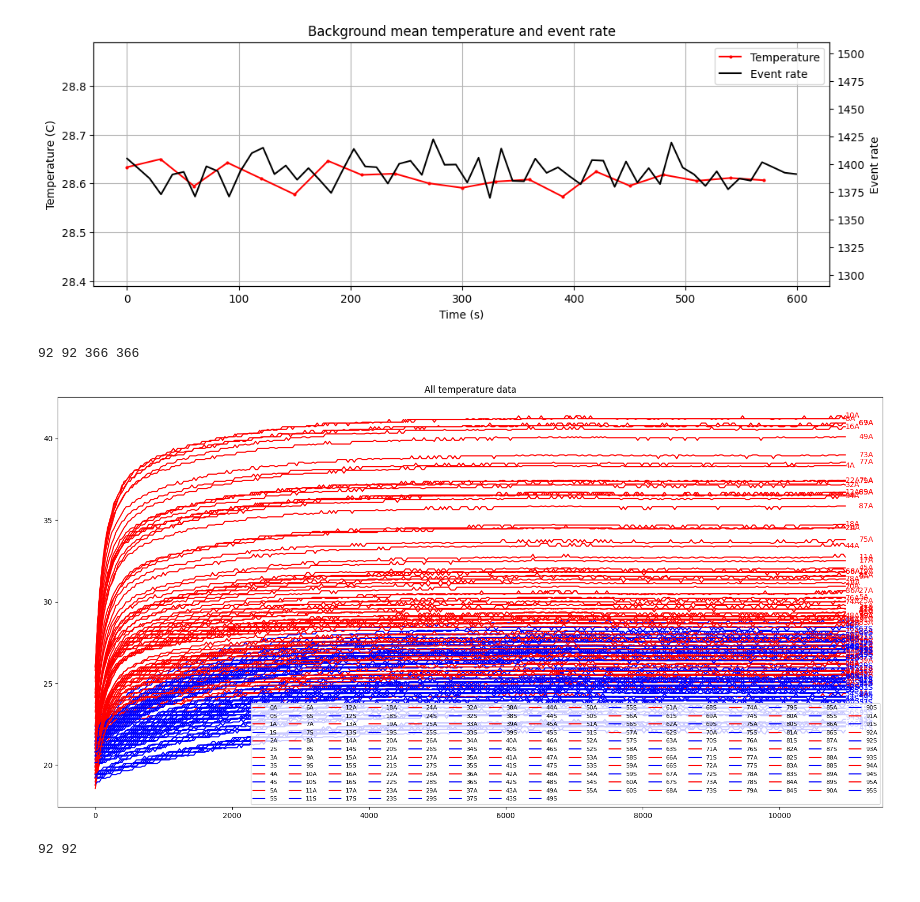
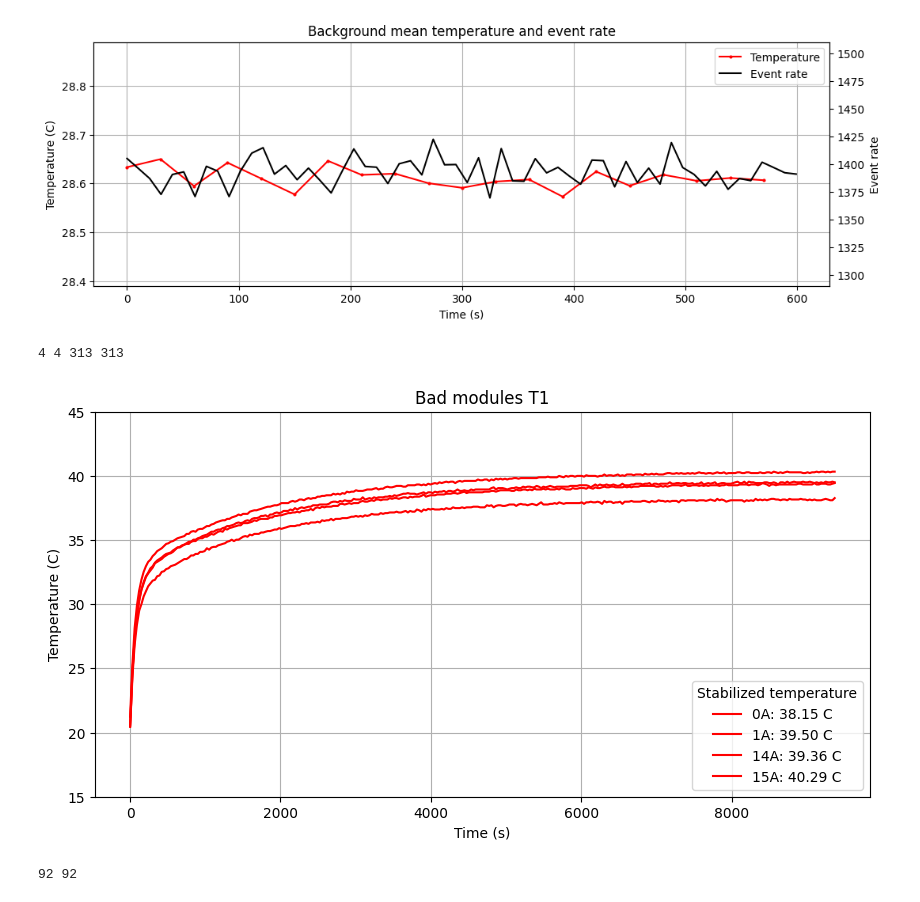
Before and after one commit to chenkale/kalechenPETallcode, a Jupyter notebook: temperatureanalysis.ipynb, the cells around one changed output. Drawn from its saved outputs; the diff is of its cells as text; code cells hidden in the pictures.

```diff
--- a/temperatureanalysis.ipynb
+++ b/temperatureanalysis.ipynb
@@ -216,7 +216,7 @@ def savetoIDorder(temps, asicsvals, filename):
 # %%
 index = 0
 data = pd.DataFrame()
-with open('/home/kale-chen/Documents/PET/TPPT2026/tempanalysis/Temp_log.tlog', 'r') as f:
+with open('/home/kale-chen/Documents/PET/MiniPET/TPPTmoduletesting/badT1.tlog', 'r') as f:
     for line in f:
         if index == 7:
             #print(len(line.split('\t')))
@@ -239,25 +239,33 @@ data['System time'] = data['System time'].astype(float) - float(data['System tim
 times = np.array(data['System time'].values)
 tempsA = np.array(data.iloc[:, 2::2].values, dtype = float)
 tempsS = np.array(data.iloc[:, 3::2].values, dtype = float)
-asicIDs = np.asarray(asicIDs)
+#asicIDs = np.asarray(asicIDs)
 print(nA, nS, len(tempsA), len(tempsS))
 # %% [output]
-92 92 366 366
+4 4 313 313
 # %%
-plt.figure(figsize = (20, 10))
+plt.figure(figsize = (10, 5))
 counter = 0
+stabtempsA, stabtempsS = [], []
 for i in range(tempsA.shape[1]):
-    plt.plot(times, tempsA[:, i], label = data.columns[2 + i*2], color = 'red')
-    plt.plot(times, tempsS[:, i], label = data.columns[3 + i*2], color = 'blue')
+    stabtempsA.append(np.mean(tempsA[-20:, i]))
+    stabtempsS.append(np.mean(tempsS[-20:, i]))
+for i in range(tempsA.shape[1]):
+    plt.plot(times, tempsA[:, i], label = f'{data.columns[2 + i*2]}: {stabtempsA[i]:.2f} C', color = 'red')
+    #plt.plot(times, tempsS[:, i], label = data.columns[3 + i*2], color = 'blue')
     offset = 0 if counter % 2 == 0 else 200
-    plt.text(times[-1] + offset, tempsA[-1, i], data.columns[2 + i*2], color = 'red', va = 'center')
-    plt.text(times[-1] + offset, tempsS[-1, i], data.columns[3 + i*2], color = 'blue')
+    #plt.text(times[-1] + offset, tempsA[-1, i], data.columns[2 + i*2], color = 'red', va = 'center')
+    #plt.text(times[-1] + offset, tempsS[-1, i], data.columns[3 + i*2], color = 'blue')
     counter += 1
-plt.legend(ncols = 16, fontsize = 8, loc = 'lower right')
-plt.title('All temperature data')
+plt.legend(ncols = 1, fontsize = 10, loc = 'lower right', title = 'Stabilized temperature')
+plt.title('Bad modules T1')
+plt.ylim(15, 45)
+plt.grid(which = 'both')
+plt.xlabel('Time (s)')
+plt.ylabel('Temperature (C)')
 plt.show()
 # %% [output]
-[figure, old version]
+[figure, new version]
 # %%
 stabtempsA, stabtempsS = [], []
 for i in range(tempsA.shape[1]):
```
Also changed, not shown: 7 other files.
